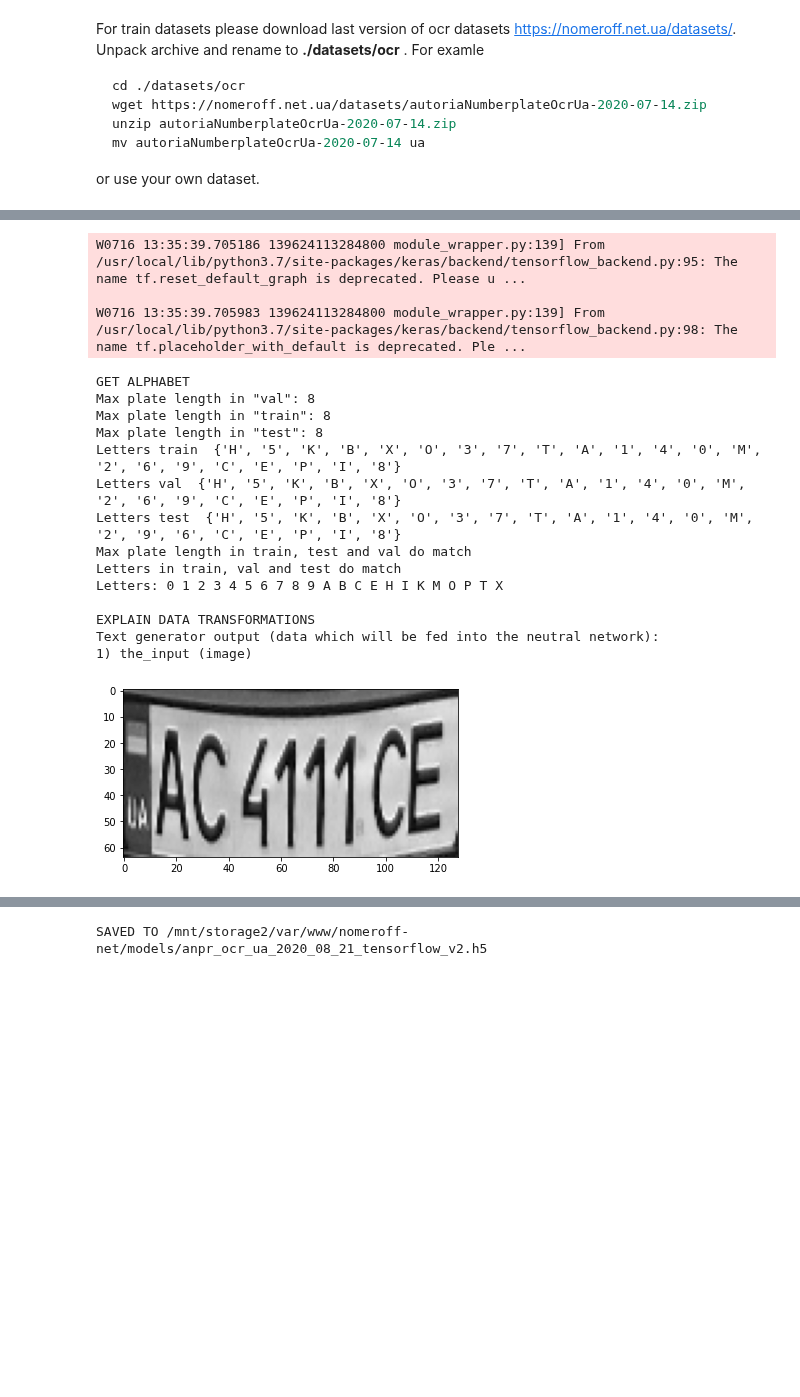
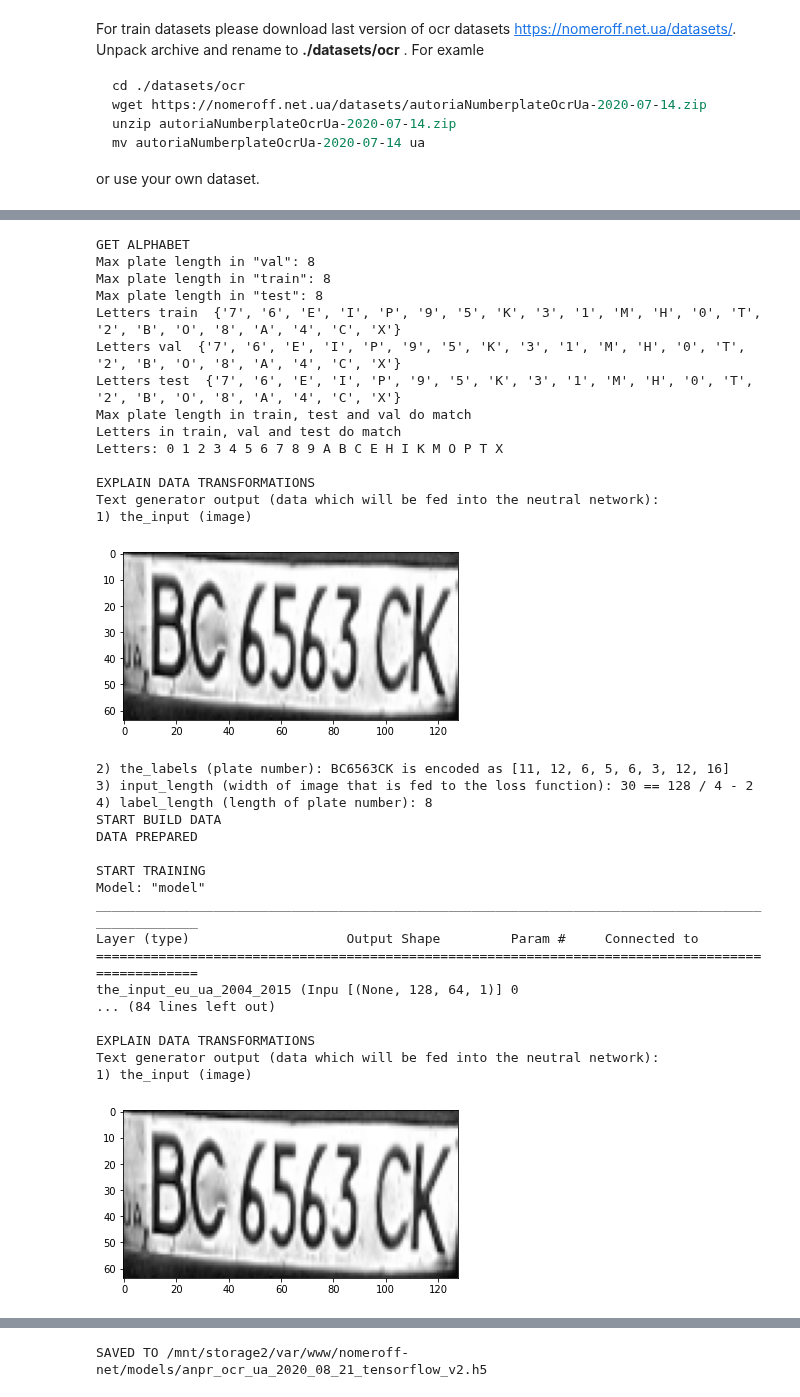
Before and after one commit to ria-com/nomeroff-net, a Jupyter notebook: train/ocr-ua.ipynb, the cells around one changed output, grey strips where cells are left out. Cells and saved outputs as stored; diff of their text form; code cells hidden in the pictures; blank space fills up the shorter version.

```diff
--- a/train/ocr-ua.ipynb
+++ b/train/ocr-ua.ipynb
@@ -20,7 +25,7 @@ warnings.filterwarnings('ignore')
 NOMEROFF_NET_DIR = os.path.abspath('../')
 
 DATASET_NAME = "ua"
-VERSION = "2020_08_26_tensorflow_v2"
+VERSION = "2020_12_24_tensorflow_v2"
 PATH_TO_DATASET = os.path.join(NOMEROFF_NET_DIR, "datasets/ocr/", DATASET_NAME)
 RESULT_MODEL_PATH = os.path.join(NOMEROFF_NET_DIR, "models/", 'anpr_ocr_{}_{}.h5'.format(DATASET_NAME, VERSION))
 
@@ -61,6 +66,6 @@ Text generator output (data which will be fed into the neutral network):
 START BUILD DATA
 DATA PREPARED
 # %%
-model = ocrTextDetector.train(is_random=1)
+model = ocrTextDetector.train(is_random=1,load_last_weights=True)
 # %% [output]
 START TRAINING
@@ -103,2 +108,0 @@ acc: 0.978021978021978
-# %%
-VERSION = "2020_08_26_tensorflow_v2"
@@ -109,27 +115,47 @@ SAVED TO /mnt/storage2/var/www/nomeroff-net/models/anpr_ocr_ua_2020_08_21_tensor
 # %%
 # Train with aug
-ocrTextDetector = eu_ua_2004_2015()
-ocrTextDetector.EPOCHS = 1
+for i in range(6,10):
+    ocrTextDetector = eu_ua_2004_2015()
+    ocrTextDetector.EPOCHS = 2
 
-model = ocrTextDetector.prepare(PATH_TO_DATASET, use_aug=True)
+    model = ocrTextDetector.prepare(PATH_TO_DATASET, use_aug=True, aug_debug=False, aug_seed_num=i, aug_suffix = 'aug{}'.format(i))
 
-model = ocrTextDetector.train(load_last_weights=True)
+    model = ocrTextDetector.train(load_last_weights=True)
+
+    ocrTextDetector.test(verbose=True)
+
+    ocrTextDetector.save(os.path.join(NOMEROFF_NET_DIR, "models/", 'anpr_ocr_{}_{}_{}.h5'.format(DATASET_NAME, VERSION, i)), verbose=True)
 # %% [output]
-W0716 13:35:39.705186 139624113284800 module_wrapper.py:139] From /usr/local/lib/python3.7/site-packages/keras/backend/tensorflow_backend.py:95: The name tf.reset_default_graph is deprecated. Please u ...
+GET ALPHABET
+Max plate length in "val": 8
+Max plate length in "train": 8
+Max plate length in "test": 8
+Letters train  {'7', '6', 'E', 'I', 'P', '9', '5', 'K', '3', '1', 'M', 'H', '0', 'T', '2', 'B', 'O', '8', 'A', '4', 'C', 'X'}
+Letters val  {'7', '6', 'E', 'I', 'P', '9', '5', 'K', '3', '1', 'M', 'H', '0', 'T', '2', 'B', 'O', '8', 'A', '4', 'C', 'X'}
+Letters test  {'7', '6', 'E', 'I', 'P', '9', '5', 'K', '3', '1', 'M', 'H', '0', 'T', '2', 'B', 'O', '8', 'A', '4', 'C', 'X'}
+Max plate length in train, test and val do match
+Letters in train, val and test do match
+Letters: 0 1 2 3 4 5 6 7 8 9 A B C E H I K M O P T X
 
-W0716 13:35:39.705983 139624113284800 module_wrapper.py:139] From /usr/local/lib/python3.7/site-packages/keras/backend/tensorflow_backend.py:98: The name tf.placeholder_with_default is deprecated. Ple ...
+EXPLAIN DATA TRANSFORMATIONS
+Text generator output (data which will be fed into the neutral network):
+1) the_input (image)
+[figure, new version]
-GET ALPHABET
-Max plate length in "val": 8
-Max plate length in "train": 8
-Max plate length in "test": 8
-Letters train  {'H', '5', 'K', 'B', 'X', 'O', '3', '7', 'T', 'A', '1', '4', '0', 'M', '2', '6', '9', 'C', 'E', 'P', 'I', '8'}
-Letters val  {'H', '5', 'K', 'B', 'X', 'O', '3', '7', 'T', 'A', '1', '4', '0', 'M', '2', '6', '9', 'C', 'E', 'P', 'I', '8'}
-Letters test  {'H', '5', 'K', 'B', 'X', 'O', '3', '7', 'T', 'A', '1', '4', '0', 'M', '2', '9', '6', 'C', 'E', 'P', 'I', '8'}
-Max plate length in train, test and val do match
-Letters in train, val and test do match
-Letters: 0 1 2 3 4 5 6 7 8 9 A B C E H I K M O P T X
+2) the_labels (plate number): BC6563CK is encoded as [11, 12, 6, 5, 6, 3, 12, 16]
+3) input_length (width of image that is fed to the loss function): 30 == 128 / 4 - 2
+4) label_length (length of plate number): 8
+START BUILD DATA
+DATA PREPARED
+
+START TRAINING
+Model: "model"
+__________________________________________________________________________________________________
+Layer (type)                    Output Shape         Param #     Connected to
+==================================================================================================
+the_input_eu_ua_2004_2015 (Inpu [(None, 128, 64, 1)] 0
+... (84 lines left out)
 
 EXPLAIN DATA TRANSFORMATIONS
 Text generator output (data which will be fed into the neutral network):
 1) the_input (image)
-[figure, old version]
+[figure, added]
```
Also changed, not shown: parts of 10 cells of this notebook, 2 other files.
